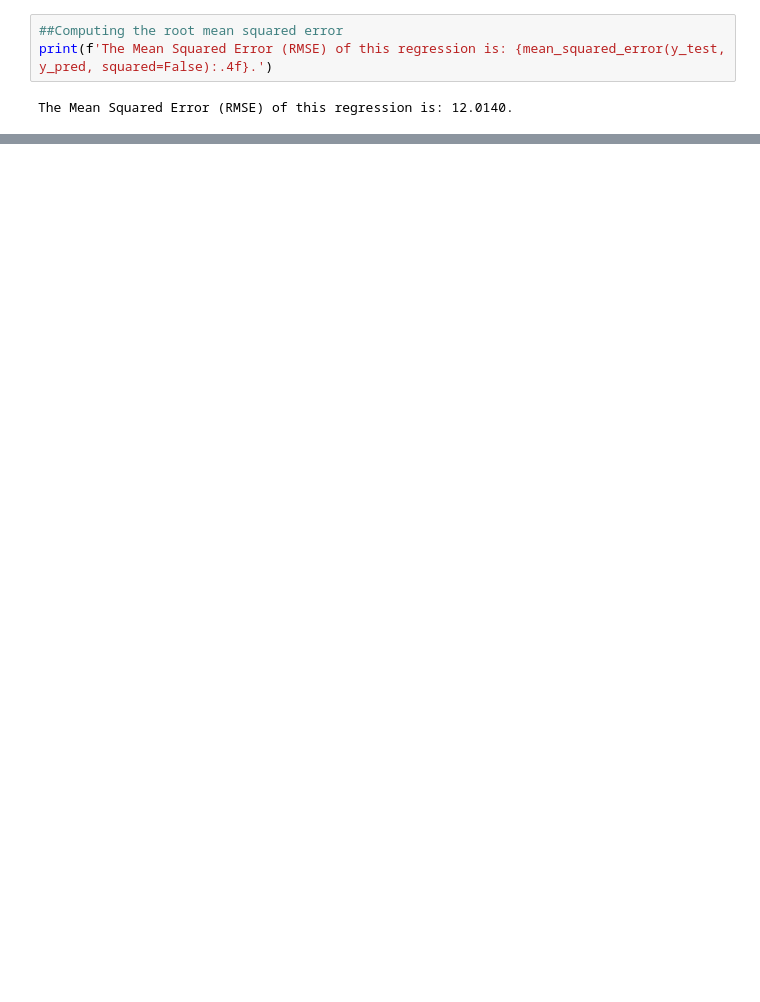
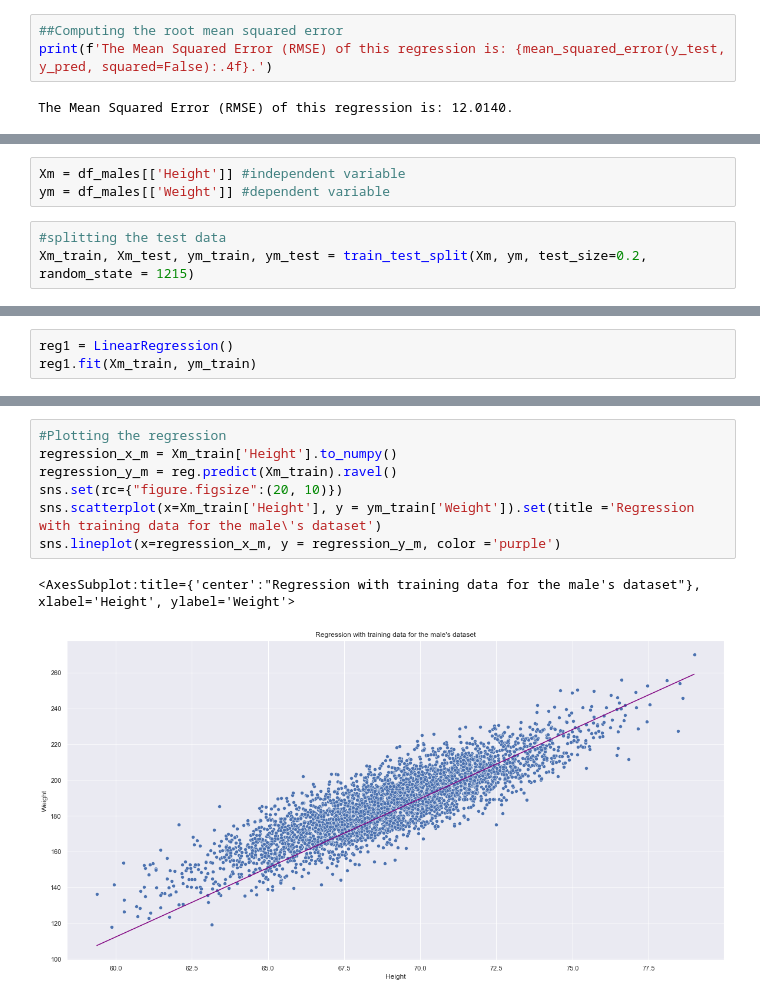
Before and after one commit to o-guilherme/Exercicios-IFSP, a Jupyter notebook: analise-estatistica/Exercise 2022-05-05/Exercise 2022-05-05.ipynb, the cells around one changed output, grey strips where cells are left out. Drawn from its saved outputs; the diff is of its cells as text; blank space fills up the shorter version.

```diff
--- a/analise-estatistica/Exercise 2022-05-05/Exercise 2022-05-05.ipynb
+++ b/analise-estatistica/Exercise 2022-05-05/Exercise 2022-05-05.ipynb
@@ -158,0 +216,6 @@ The Mean Squared Error (RMSE) of this regression is: 12.0140.
+# %%
+Xm = df_males[['Height']] #independent variable
+ym = df_males[['Weight']] #dependent variable
+# %%
+#splitting the test data
+Xm_train, Xm_test, ym_train, ym_test = train_test_split(Xm, ym, test_size=0.2, random_state = 1215)
@@ -158,0 +238,3 @@ The Mean Squared Error (RMSE) of this regression is: 12.0140.
+# %%
+reg1 = LinearRegression()
+reg1.fit(Xm_train, ym_train)
@@ -158,0 +253,10 @@ The Mean Squared Error (RMSE) of this regression is: 12.0140.
+# %%
+#Plotting the regression
+regression_x_m = Xm_train['Height'].to_numpy()
+regression_y_m = reg.predict(Xm_train).ravel()
+sns.set(rc={"figure.figsize":(20, 10)})
+sns.scatterplot(x=Xm_train['Height'], y = ym_train['Weight']).set(title ='Regression with training data for the male\'s dataset')
+sns.lineplot(x=regression_x_m, y = regression_y_m, color ='purple')
+# %% [output]
+<AxesSubplot:title={'center':"Regression with training data for the male's dataset"}, xlabel='Height', ylabel='Weight'>
+[figure, added]
```
Also changed, not shown: parts of 31 cells of this notebook.
